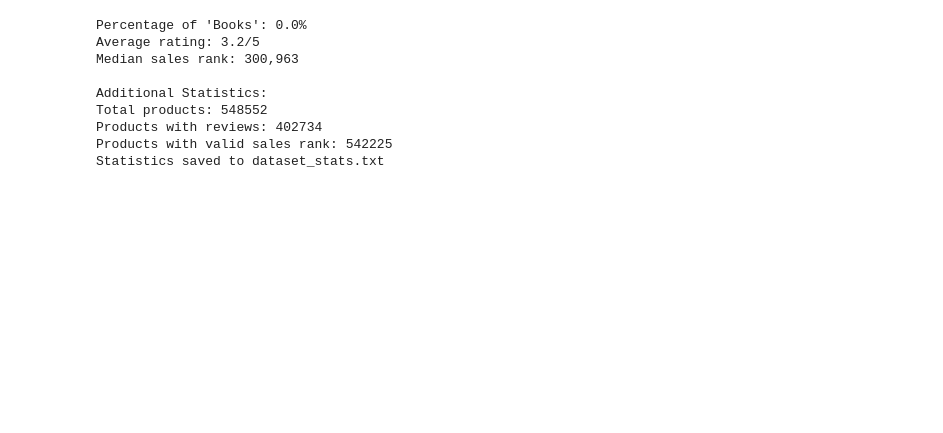
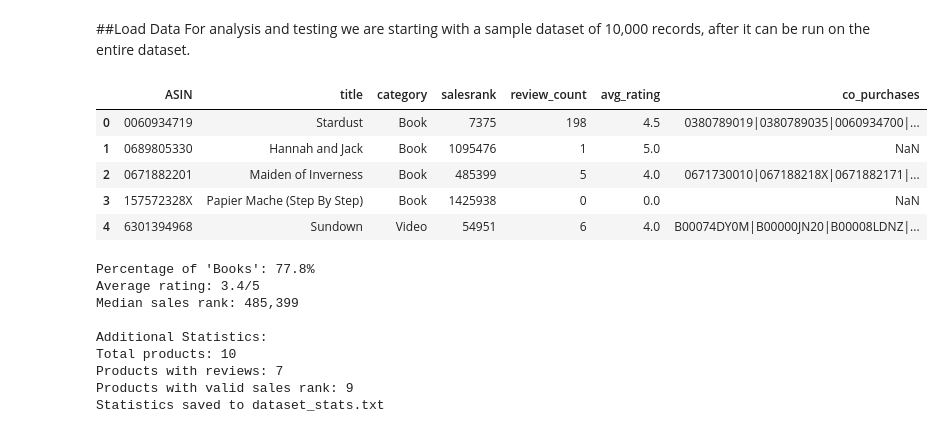
Before and after one commit to uginm102/MCSC-MUK, a Jupyter notebook: MCS7227 Data Analytics and Visualization/MCS_7227_Data_Analytics_and_Visualization_Amazon_Metadata.ipynb, the cells around one changed output. Cells and saved outputs as stored; diff of their text form; code cells hidden in the pictures; blank space fills up the shorter version.

```diff
--- a/MCS7227 Data Analytics and Visualization/MCS_7227_Data_Analytics_and_Visualization_Amazon_Metadata.ipynb
+++ b/MCS7227 Data Analytics and Visualization/MCS_7227_Data_Analytics_and_Visualization_Amazon_Metadata.ipynb
@@ -22,45 +24,58 @@ Mounted at /content/drive
+# %% [markdown]
+##Load Data
+For analysis and testing we are starting with a sample dataset of 10,000 records, after it can be run on the entire dataset.
 # %%
 # File path to the cleaned dataset
-input_file = "/content/drive/MyDrive/Personal/Masters/Msc Comp Sc - MUK/Year 1/Sem 2/MCS7227 Data Analytics and Visualization/amazon_sample.csv"
+input_file = "/content/drive/MyDrive/Personal/Masters/Msc Comp Sc - MUK/Year 1/Sem 2/MCS7227 Data Analytics and Visualization/amazon_sample_sample.csv"
+
+# Load the cleaned dataset
+df = pd.read_csv(input_file)
+
+df.head()
+# %% [output]
+|  | ASIN | title | category | salesrank | review_count | avg_rating | co_purchases |
+| 0 | 0060934719 | Stardust | Book | 7375 | 198 | 4.5 | 0380789019|0380789035|0060934700|... |
+| 1 | 0689805330 | Hannah and Jack | Book | 1095476 | 1 | 5.0 | NaN |
+| 2 | 0671882201 | Maiden of Inverness | Book | 485399 | 5 | 4.0 | 0671730010|067188218X|0671882171|... |
+| 3 | 157572328X | Papier Mache (Step By Step) | Book | 1425938 | 0 | 0.0 | NaN |
+| 4 | 6301394968 | Sundown | Video | 54951 | 6 | 4.0 | B00074DY0M|B00000JN20|B00008LDNZ|... |
 # %%
-# Step 1: Load the cleaned dataset
-df = pd.read_csv(input_file)
+# Compute dataset statistics
+# Category distribution (percentage of "Books")
+category_counts = df['category'].value_counts(normalize=True) * 100  # Percentage
 
-# Step 2: Compute dataset statistics
-# 2.1: Category distribution (percentage of "Books")
-category_counts = df['category'].value_counts(normalize=True) * 100  # Percentage
-books_percentage = category_counts.get('Books', 0)  # Default to 0 if 'Books' not found
+books_percentage = category_counts.get('Book', 0)  # Default to 0 if 'Books' not found
 print(f"Percentage of 'Books': {books_percentage:.1f}%")
 
-# 2.2: Average rating (mean of non-null avg_rating)
+# Average rating (mean of non-null avg_rating)
 avg_rating = df['avg_rating'].mean()
 print(f"Average rating: {avg_rating:.1f}/5")
 
-# 2.3: Median sales rank (median of non-null salesrank, excluding -1)
+# Median sales rank (median of non-null salesrank, excluding -1)
 valid_salesrank = df[df['salesrank'] != -1]['salesrank']  # Filter out invalid ranks
 median_salesrank = valid_salesrank.median()
 print(f"Median sales rank: {median_salesrank:,.0f}")
 
-# Optional: Additional summary stats for verification
+# Additional summary stats for verification
 print("\nAdditional Statistics:")
 print(f"Total products: {len(df)}")
 print(f"Products with reviews: {len(df[df['review_count'] > 0])}")
 print(f"Products with valid sales rank: {len(valid_salesrank)}")
 
-# Step 3: Save statistics to a text file (optional)
+# Save statistics to a text file (optional)
 with open("dataset_stats.txt", "w") as f:
     f.write(f"Percentage of 'Books': {books_percentage:.1f}%\n")
     f.write(f"Average rating: {avg_rating:.1f}/5\n")
     f.write(f"Median sales rank: {median_salesrank:,.0f}\n")
 print(f"Statistics saved to dataset_stats.txt")
 # %% [output]
-Percentage of 'Books': 0.0%
-Average rating: 3.2/5
-Median sales rank: 300,963
+Percentage of 'Books': 77.8%
+Average rating: 3.4/5
+Median sales rank: 485,399
 
 Additional Statistics:
-Total products: 548552
-Products with reviews: 402734
-Products with valid sales rank: 542225
+Total products: 10
+Products with reviews: 7
+Products with valid sales rank: 9
 Statistics saved to dataset_stats.txt
 # %%
```
Also changed, not shown: parts of 11 cells of this notebook.
